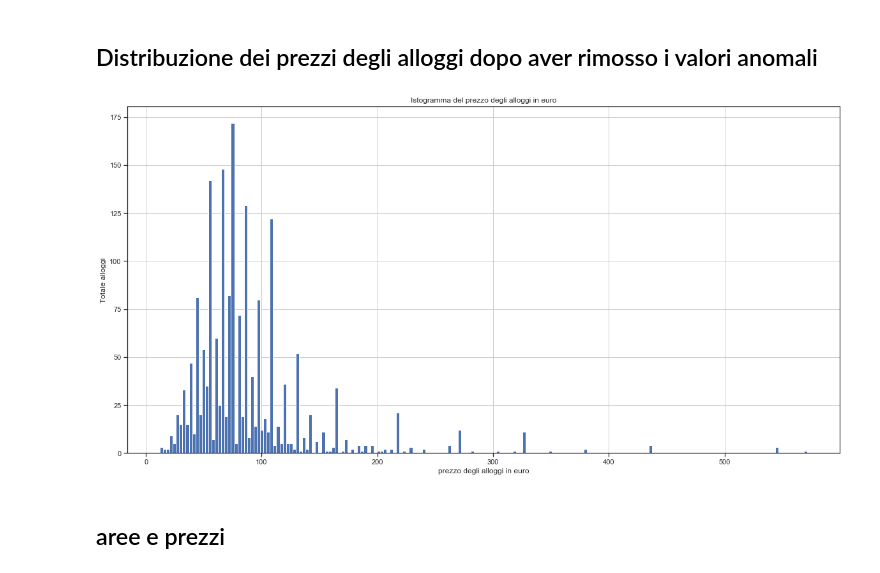
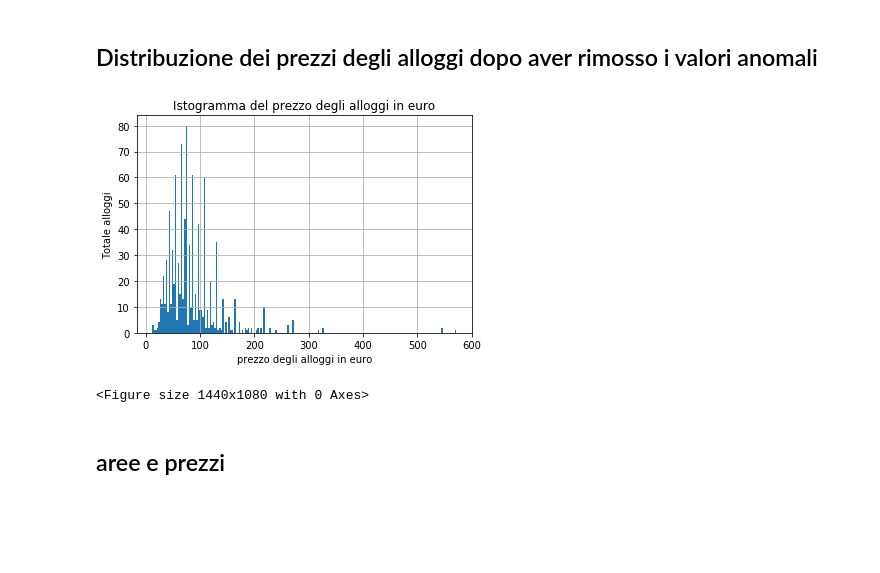
Before and after one commit to napo/airbnb_trentino2015, a Jupyter notebook: alloggi airbnb in trentino - anno 2015.ipynb, the cells around one changed output. Cells and saved outputs as stored; diff of their text form; code cells hidden in the pictures; blank space fills up the shorter version.

```diff
--- a/alloggi airbnb in trentino - anno 2015.ipynb
+++ b/alloggi airbnb in trentino - anno 2015.ipynb
@@ -25,0 +63,6 @@ listings = pd.read_csv('http://data.insideairbnb.com/italy/trentino-alto-adige-s
+# %%
+listings['host_location'] = listings['host_location'].str.replace("Trent", 'Trento')
+# %%
+listings['host_location'] = listings['host_location'].str.replace("Trentoino", 'Trento')
+# %%
+listings['host_location'] = listings['host_location'].str.replace("Trentoo", 'Trento')
@@ -25,0 +73,2 @@ listings = pd.read_csv('http://data.insideairbnb.com/italy/trentino-alto-adige-s
+# %%
+listings=listings[listings.name != 'Lana']
@@ -305,13 +408,14 @@ listings.loc[listings['price'] == 0]['price'].count()
 # %%
 listings.loc[(listings.price <= 600) & (listings.price > 0)].price.hist(bins=200)
 plt.ylabel('Totale alloggi')
 plt.xlabel('prezzo degli alloggi in euro')
 plt.rcParams["figure.figsize"] = [20,10]
 plt.title('Istogramma del prezzo degli alloggi in euro');
-#plt.figure(figsize=(20, 15))
+plt.figure(figsize=(20, 15))
 plt.show()
 # %% [output]
-[figure, old version]
+[figure, new version]
+<Figure size 1440x1080 with 0 Axes>
 # %% [markdown]
 ## aree e prezzi
 # %%
```
Also changed, not shown: parts of 71 cells of this notebook.
